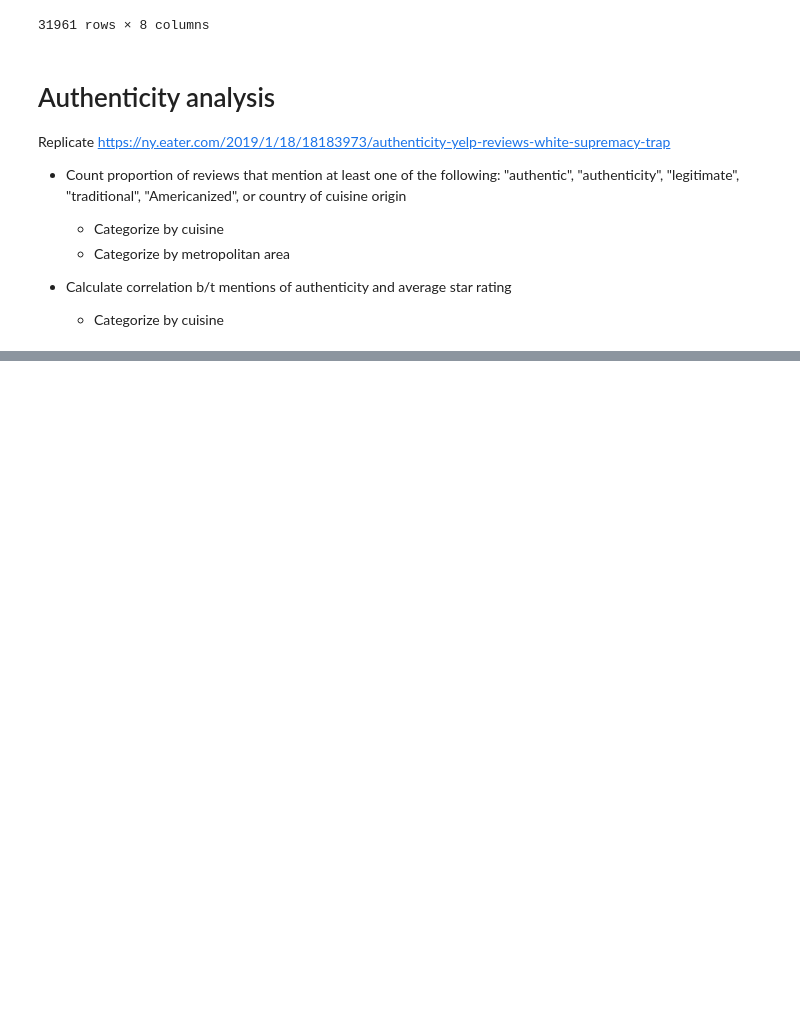
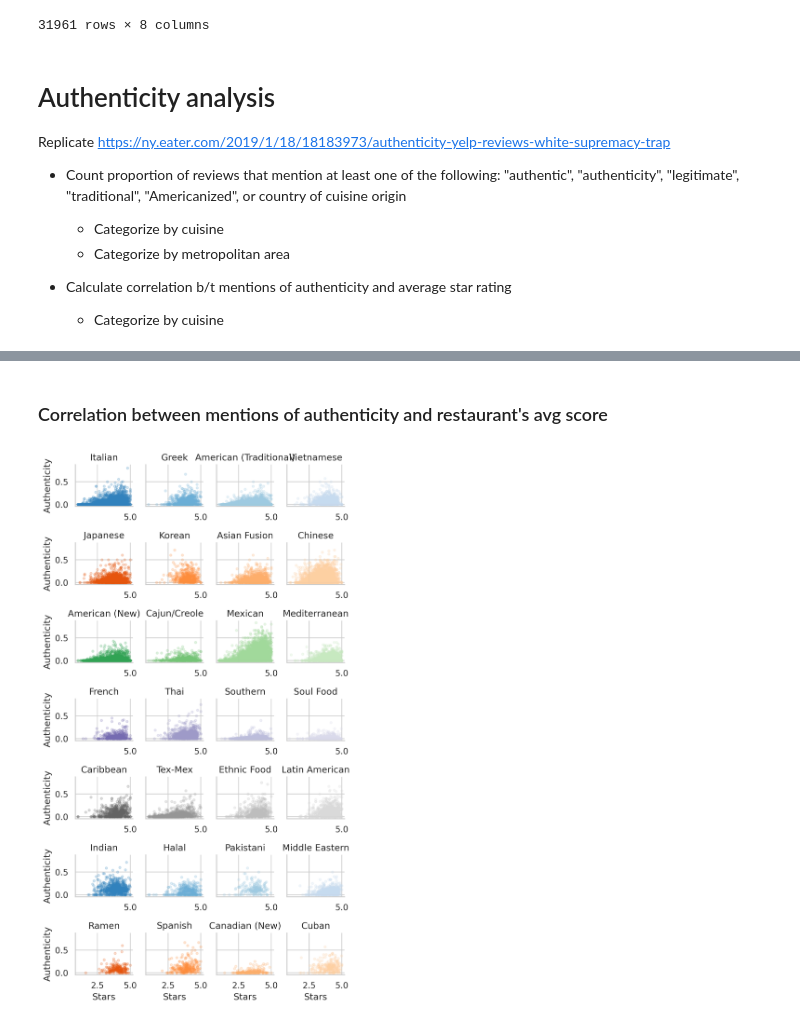
Before and after one commit to lucy3/collective_palates, a Jupyter notebook: Regional Cuisine Taste Project.ipynb, the cells around one changed output, grey strips where cells are left out. Cells and saved outputs as stored; diff of their text form; code cells hidden in the pictures; blank space fills up the shorter version.

```diff
--- a/Regional Cuisine Taste Project.ipynb
+++ b/Regional Cuisine Taste Project.ipynb
@@ -178,0 +276,12 @@ Replicate https://ny.eater.com/2019/1/18/18183973/authenticity-yelp-reviews-whit
+# %% [markdown]
+### Correlation between mentions of authenticity and restaurant's avg score
+# %%
+grid = sns.FacetGrid(authentic_rate_df, col="cuisine", hue="cuisine", palette="tab20c",
+                     col_wrap=4, height=1.5, margin_titles=True)
+grid.map(plt.scatter, "star rating", "authenticity rate", alpha=0.2, marker='.')
+grid.set_titles("{col_name}")
+grid.fig.tight_layout(w_pad=1)
+grid.set_axis_labels("Stars", "Authenticity")
+plt.show()
+# %% [output]
+[figure, added]
```
Also changed, not shown: parts of 11 cells of this notebook, 1 other file.
